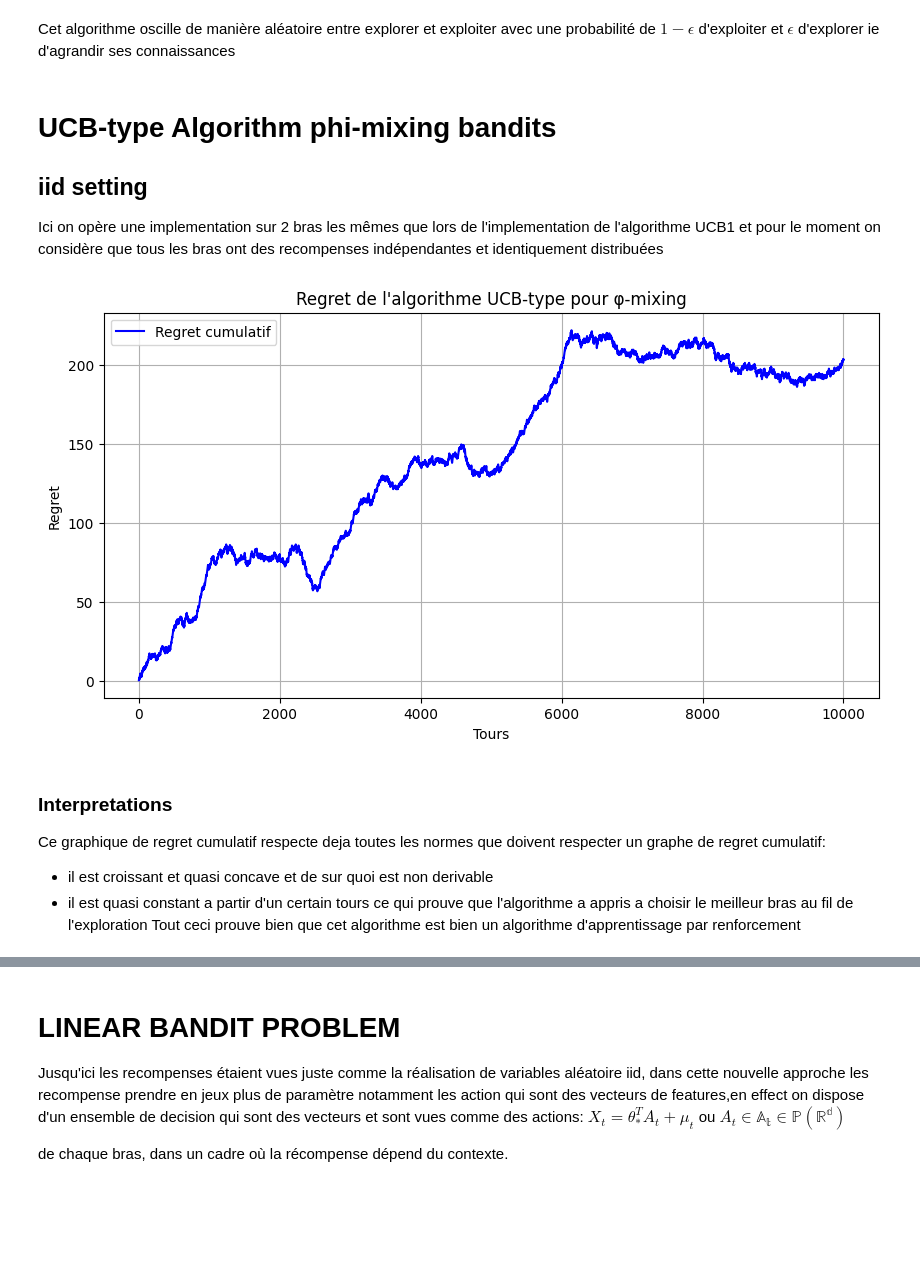
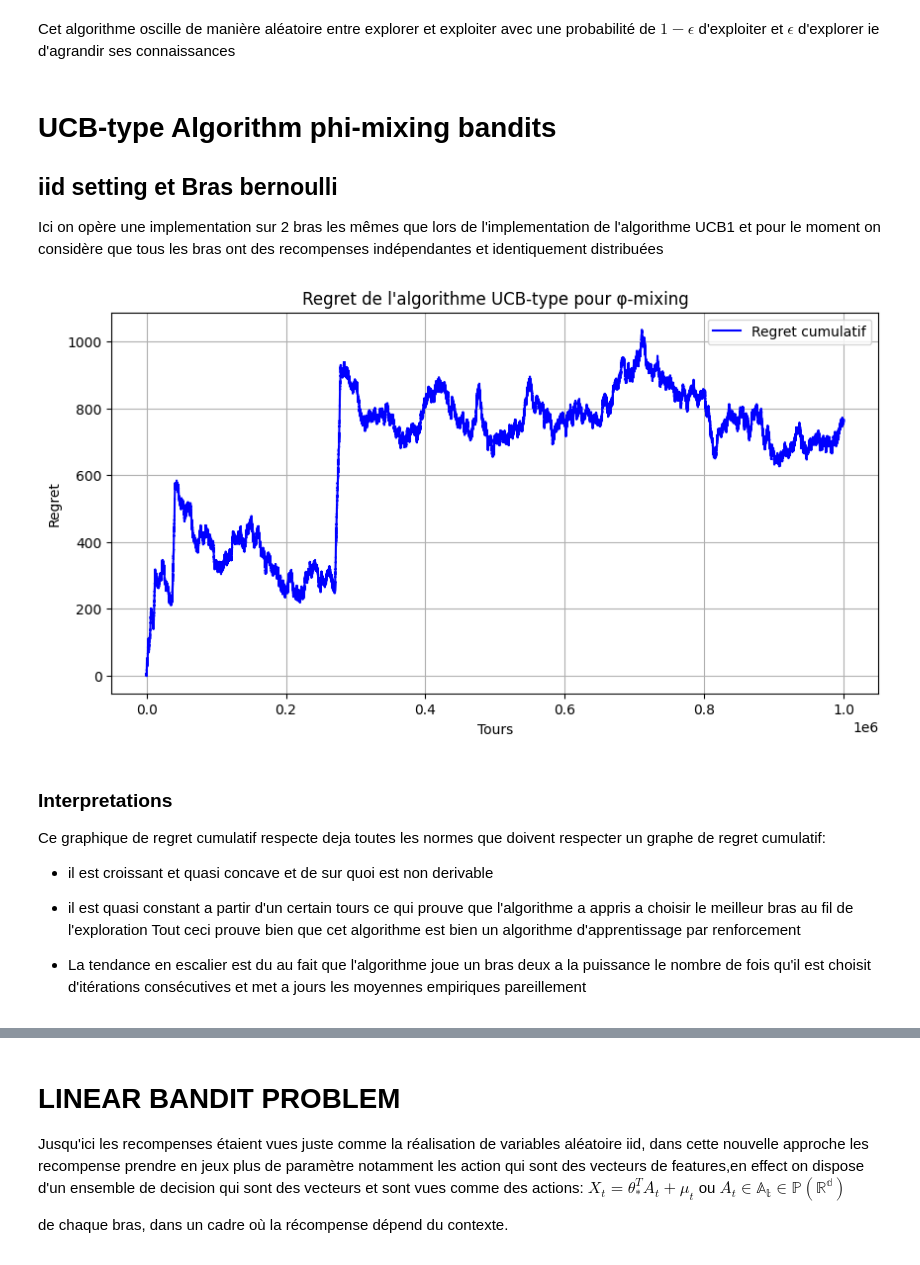
Before and after one commit to Dkdunand/Reinforcement-learning-Multi-armed-Bandits, a Jupyter notebook: Impletations.ipynb, the cells around one changed output, grey strips where cells are left out. Cells and saved outputs as stored; diff of their text form; code cells hidden in the pictures; blank space fills up the shorter version.

Commit message:
makov phy mixing

```diff
--- a/Impletations.ipynb
+++ b/Impletations.ipynb
@@ -470,7 +470,7 @@ Cet algorithme oscille de manière aléatoire entre explorer et exploiter avec u
 # %% [markdown]
 # UCB-type Algorithm phi-mixing bandits
 
-## iid setting
+## iid setting et Bras bernoulli
 
 Ici on opère une implementation sur 2 bras les mêmes que lors de l'implementation de l'algorithme UCB1 et pour le moment on considère que tous les bras ont des  recompenses indépendantes et identiquement distribuées
 # %%
@@ -479,13 +479,13 @@ import numpy as np
 import matplotlib.pyplot as plt
 
 class UCBPhiMixing:
-    def __init__(self, k_arms, phi):
+    def __init__(self, k_arms, norm_phi):
         self.k = k_arms
-        self.phi = np.array(phi)
+        self.norm_phi = norm_phi
         self.s = np.zeros(k_arms, dtype=int)  # s_i : nombre de fois que le bras i a été sélectionné
         self.empirical_means = np.zeros(k_arms)
         self.total_time = 0
-        self.xi = 1 + 8 * np.sum(self.phi)
+        self.xi = 1 + 8 * self.norm_phi
         self.arm_history = []
         self.regret_history = []
 
@@ -503,7 +503,7 @@ class UCBPhiMixing:
         ucb_scores = []
         for i in range(self.k):
             s_i = self.s[i]
-            bonus = np.sqrt((8 * self.xi * (1 / 8 + np.log(t))) / (2 ** s_i)) + (np.sum(self.phi)) / (2 ** (s_i - 1))
+            bonus = np.sqrt((8 * self.xi * (1 / 8 + np.log(t))) / (2 ** s_i)) + (self.norm_phi) / (2 ** (s_i - 1))
             ucb = self.empirical_means[i] + bonus
             ucb_scores.append(ucb)
         max_ucb = max(ucb_scores)
@@ -536,60 +536,46 @@ class UCBPhiMixing:
             for r in rewards:
                 cumulative_reward += r
                 t_current = len(self.regret_history) + 1
-                regret = optimal_mean * t_current - cumulative_reward
+                #self.total_time += 1
+                t_curent = len(self.regret_history) + 1
+                regret = optimal_mean * t_curent - cumulative_reward
                 self.regret_history.append(regret)
 
                 if t_current >= n_total:
                     break
 
-
-            """for r in rewards:
-                cumulative_reward += r
-                self.total_time += 1
-                regret = optimal_mean * self.total_time - cumulative_reward
-                self.regret_history.append(regret)
-                if len(self.regret_history) >= n_total:
-                     break
-
-        while self.total_time < n_total:
-            j = self.select_arm()
-            s_j = self.s[j]
-            n_j = 2 ** s_j
-            rewards = [reward_function(j) for _ in range(n_j)]
-            self.update(j, rewards)
-            regret = optimal_mean * self.total_time - np.sum([reward_function(a) for a in self.arm_history])
-            self.regret_history.append(regret)"""
-
         return self.arm_history, self.regret_history
 
 
 # Simulation
-n_total = 10000
+n_total = 100000
 k = 2
-phi = np.zeros(k) # we assume that the phi coefficient are 0
+norm_phi = 0 # we assume that the phi coefficient are 0
 means = [1/3, 1/4]
 optimal_mean = max(means)
 
 def reward_function(arm):
     return np.random.binomial(1, means[arm])
 
-algo = UCBPhiMixing(k_arms=k, phi=phi)
-arms, regret_history = algo.run(n_total=10000, reward_function=reward_function, optimal_mean=optimal_mean)
+algo = UCBPhiMixing(k_arms=k, norm_phi= norm_phi)
+arms, regret_history = algo.run(n_total=1000000, reward_function=reward_function, optimal_mean=optimal_mean)
 
 # Plotting
 plt.figure(figsize=(10, 5))
 plt.plot( regret_history, label='Regret cumulatif', color='blue')
 plt.xlabel("Tours")
 plt.ylabel("Regret")
 plt.title("Regret de l'algorithme UCB-type pour φ-mixing")
 plt.grid(True)
 plt.legend()
 plt.show()
 # %% [output]
-[figure, old version]
+[figure, new version]
 # %% [markdown]
 ### Interpretations
 Ce graphique de regret cumulatif respecte deja toutes les normes que doivent respecter un graphe de regret cumulatif:
 - il est croissant et quasi concave et de sur quoi est non derivable
 - il est quasi constant a partir d'un certain tours ce qui prouve que l'algorithme a appris a choisir le meilleur bras au fil de l'exploration
 Tout ceci prouve bien que cet algorithme est bien un algorithme d'apprentissage par renforcement
+
+- La tendance en escalier est du au fait que l'algorithme joue un bras deux a la  puissance le nombre de fois qu'il est  choisit d'itérations consécutives et met a jours les moyennes empiriques pareillement
```
Also changed, not shown: parts of 3 cells of this notebook.
